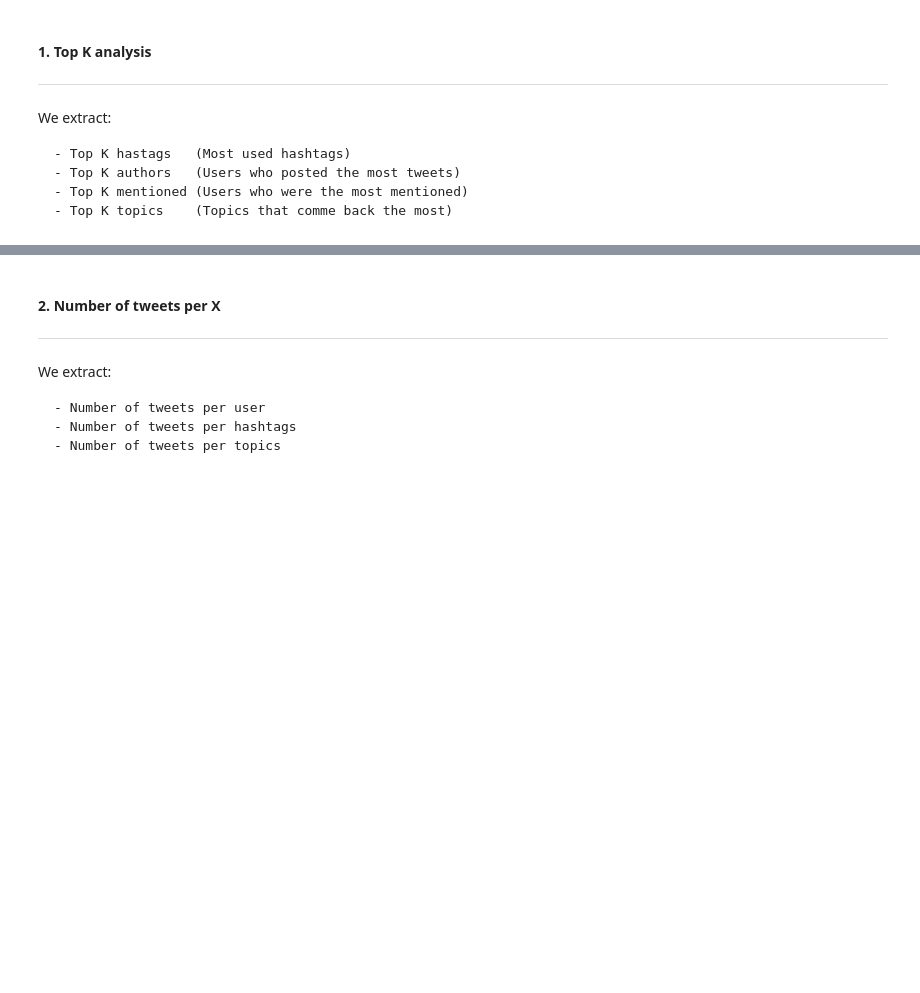
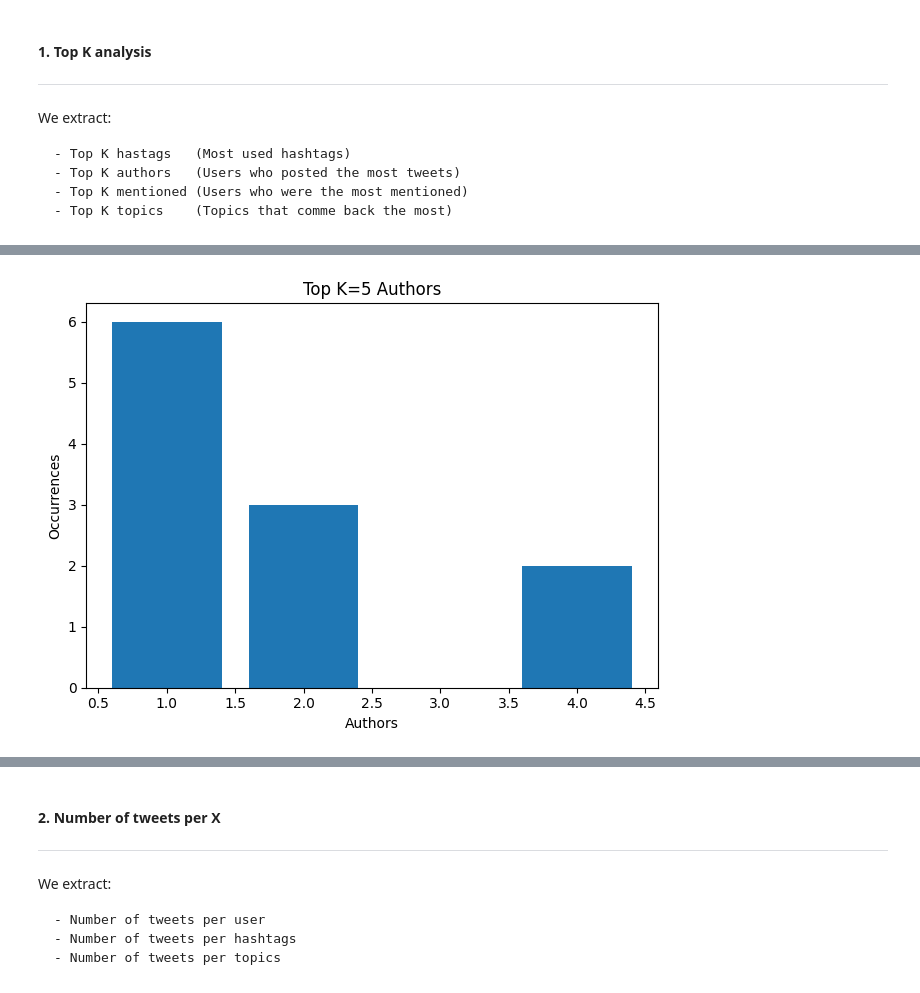
Before and after one commit to Egeyae/InPoDA-project-in304, a Jupyter notebook: InPoDA_CompteRendu.ipynb, the cells around one changed output, grey strips where cells are left out. Saved outputs shown, nothing was run; the diff lists cells and outputs as text; code cells hidden in the pictures; blank space fills up the shorter version.

```diff
--- a/InPoDA_CompteRendu.ipynb
+++ b/InPoDA_CompteRendu.ipynb
@@ -166,2 +236,4 @@ K = 5
 # %%
 # TOP K AUTHORS
+pipeline.top_k_authors(k = K)
+# %% [output]
@@ -168,2 +241,3 @@ K = 5
+[figure, added]
 # %%
 # TOP K MENTIONED
```
Also changed, not shown: parts of 18 cells of this notebook, 4 other files.
